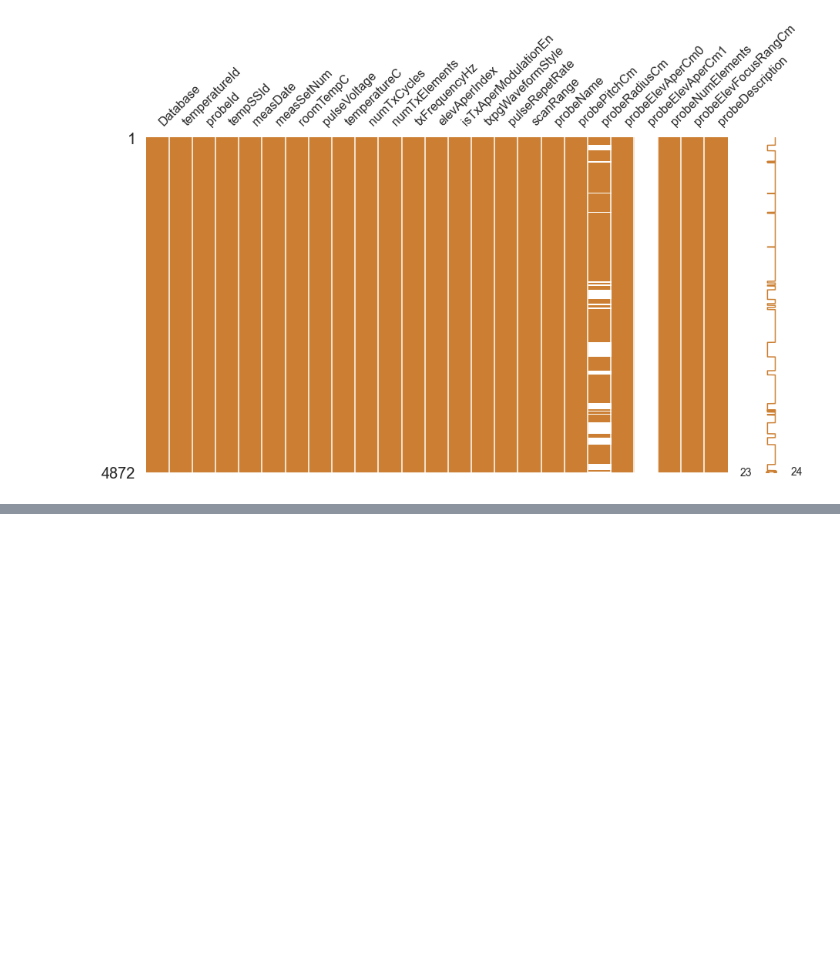
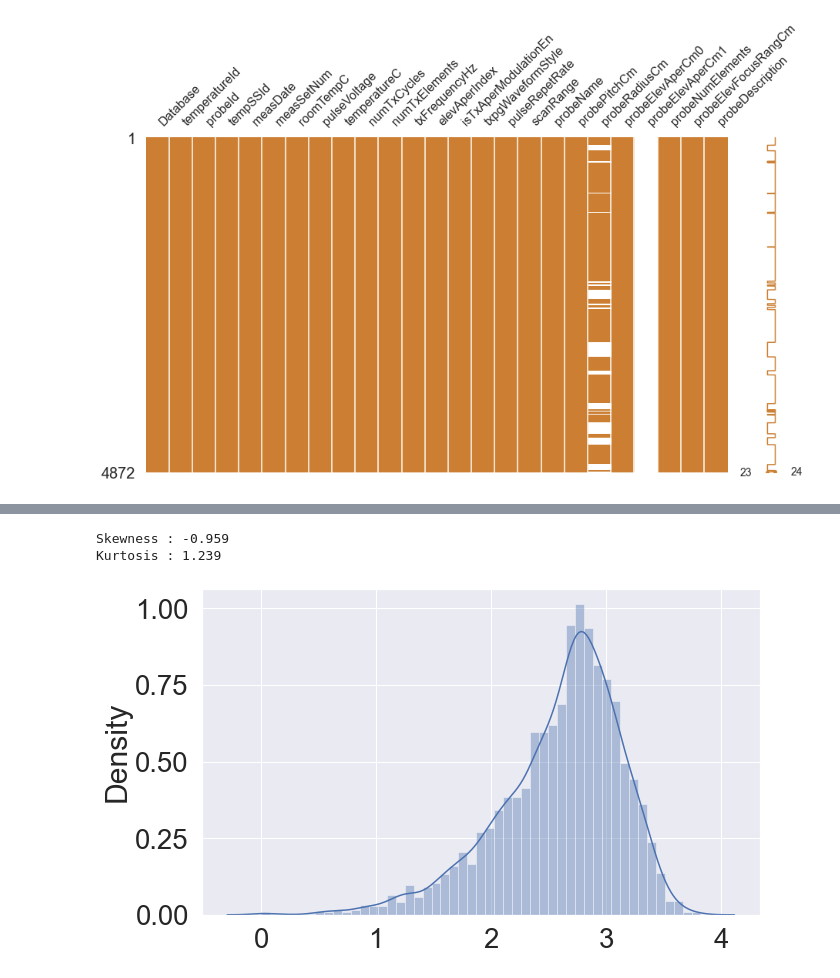
Before and after one commit to Hot-KimChi/ML_DL_study, a Jupyter notebook: Temperature measurement.ipynb, the cells around one changed output, grey strips where cells are left out. Drawn from its saved outputs; the diff is of its cells as text; code cells hidden in the pictures; blank space fills up the shorter version.

```diff
--- a/Temperature measurement.ipynb
+++ b/Temperature measurement.ipynb
@@ -221,3 +243,18 @@ Kurtosis: 0.122033
+# %%
+log_temp_rise = np.log1p(TemperatureRise)
+
+log_skew = log_temp_rise.skew()
+log_kurt = log_temp_rise.kurt()
+
+f, ax = plt.subplots(figsize = (10, 6))
+sns.distplot(log_temp_rise)
+
+print("Skewness : {:.3f}".format(log_skew)) # 왜도
+print("Kurtosis : {:.3f}".format(log_kurt)) # 첨도
+# %% [output]
+Skewness : -0.959
+Kurtosis : 1.239
+[figure, added]
 # %%
 if __name__ == '__main__':
     DPP = Data_Preprocess(case='model_fit')
```
Also changed, not shown: parts of 8 cells of this notebook, 1 other file.
